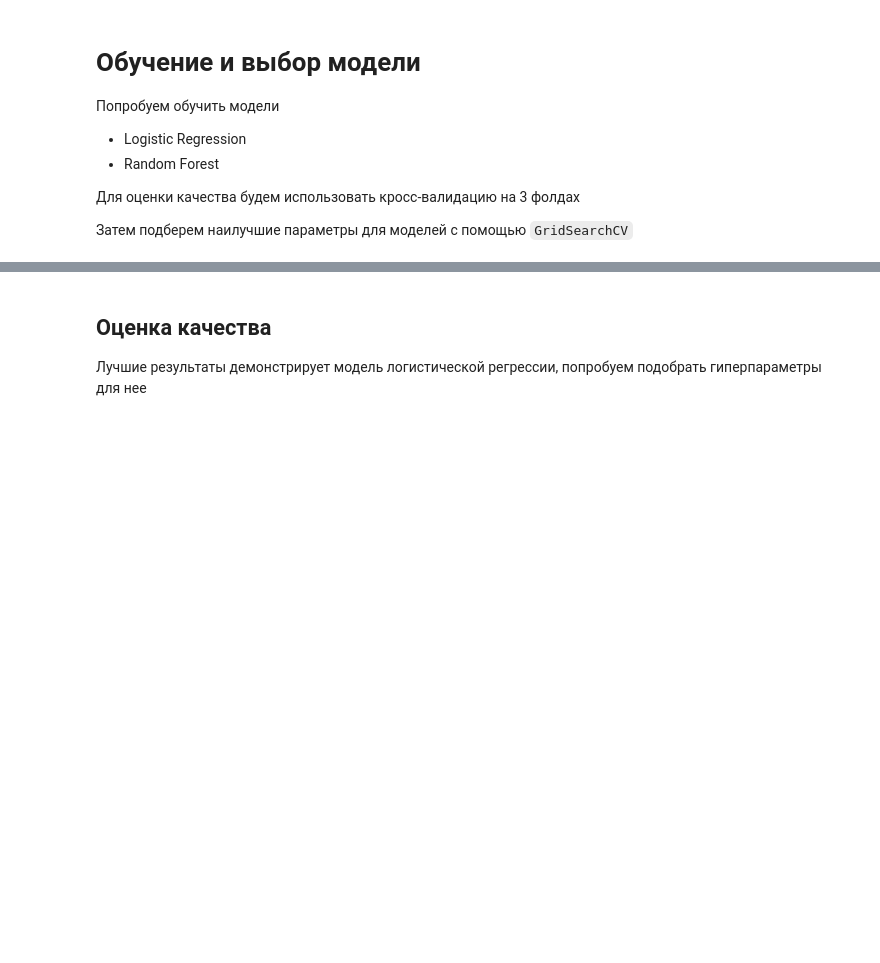
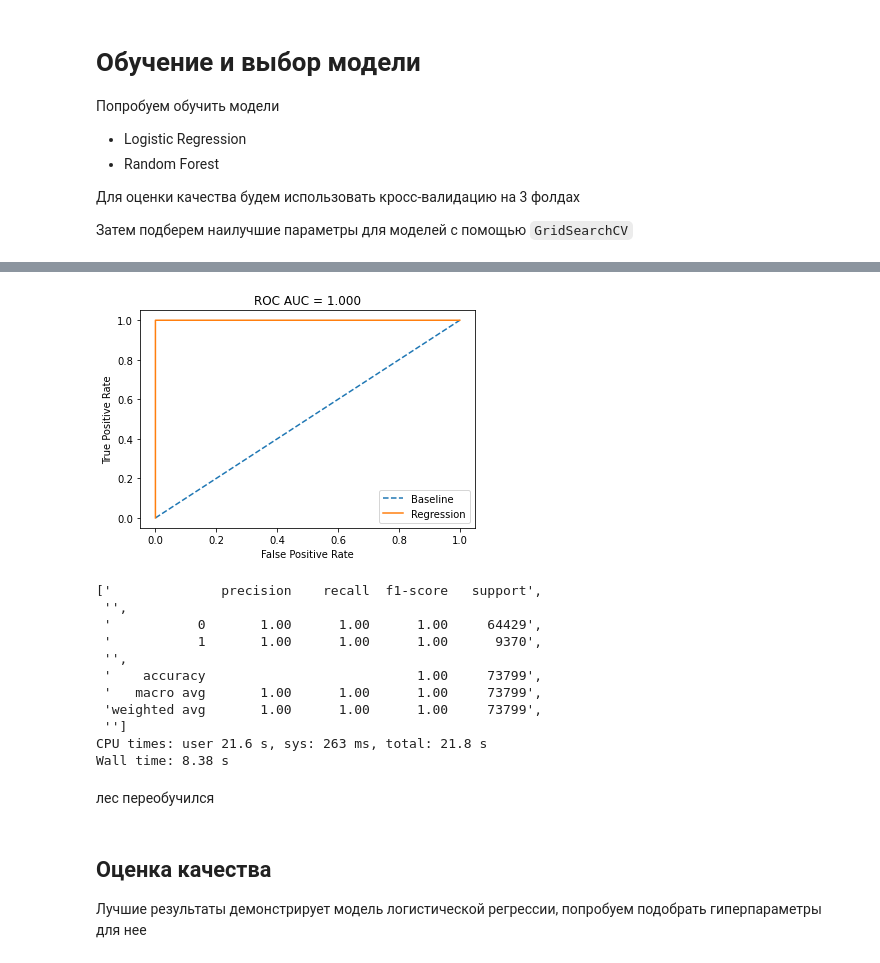
Before and after one commit to XelorR/sf_project_5, a Jupyter notebook: Credit_scoring.ipynb, the cells around one changed output, grey strips where cells are left out. Saved outputs shown, nothing was run; the diff lists cells and outputs as text; code cells hidden in the pictures; blank space fills up the shorter version.

```diff
--- a/Credit_scoring.ipynb
+++ b/Credit_scoring.ipynb
@@ -245,5 +259,7 @@ rf = RandomForestClassifier(n_estimators=100, n_jobs=-1)
 q = cross_val_score(rf, X, y, cv=3, scoring='roc_auc', n_jobs=-1)
 print(f'Average quality: {q.mean()}')
 print(f'All results: {q}')
+
+show_classification_details(rf.fit(X, y).predict(X), y)
 # %% [output]
 RANDOM FOREST
@@ -254,3 +268,17 @@ Wall time: 5.47 s
+[figure, added]
+['              precision    recall  f1-score   support',
+ '',
+ '           0       1.00      1.00      1.00     64429',
+ '           1       1.00      1.00      1.00      9370',
+ '',
+ '    accuracy                           1.00     73799',
+ '   macro avg       1.00      1.00      1.00     73799',
+ 'weighted avg       1.00      1.00      1.00     73799',
+ '']
+CPU times: user 21.6 s, sys: 263 ms, total: 21.8 s
+Wall time: 8.38 s
+# %% [markdown]
+лес переобучился
 # %% [markdown]
 ## Оценка качества
 
```
Also changed, not shown: parts of 7 cells of this notebook.
